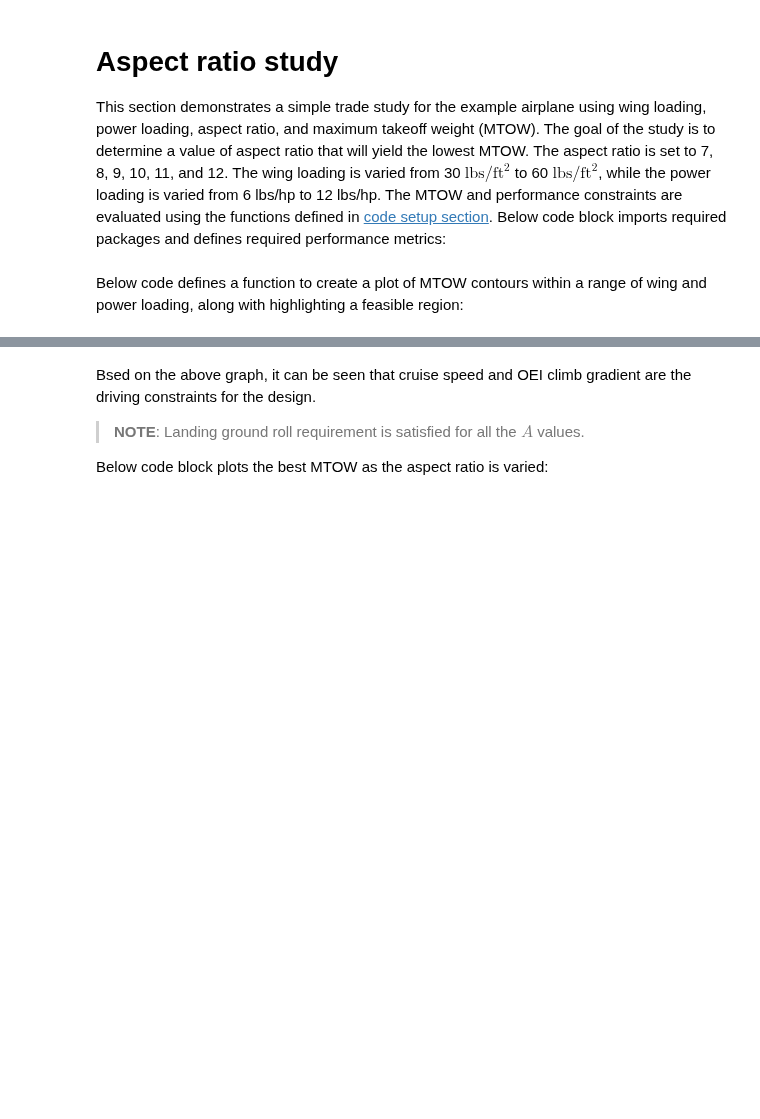
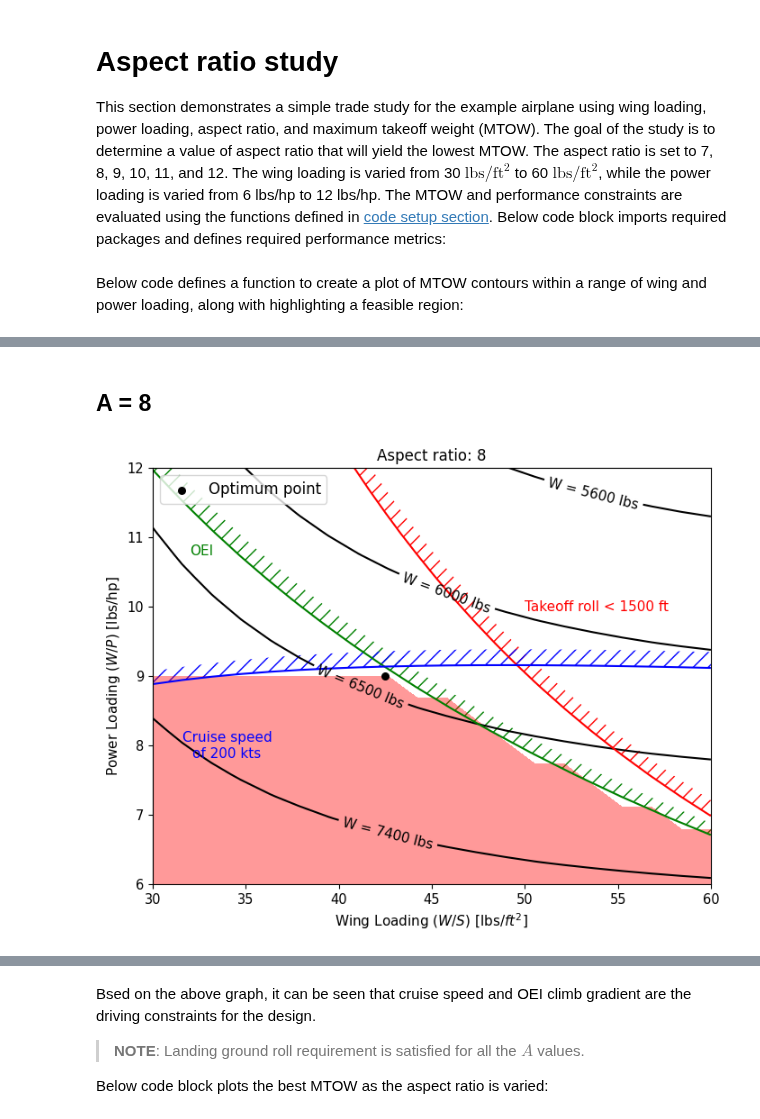
Before and after one commit to ComputationalDesignLab/aircraft-design, a Jupyter notebook: book/trade_study/ar_study.ipynb, the cells around one changed output, grey strips where cells are left out. Saved outputs shown, nothing was run; the diff lists cells and outputs as text; code cells hidden in the pictures; blank space fills up the shorter version.

Commit message:
updating ar study - WIP

```diff
--- a/book/trade_study/ar_study.ipynb
+++ b/book/trade_study/ar_study.ipynb
@@ -20,7 +20,7 @@ def plot_trade_study(A):
         Function to create a trade study plot for a given A
     """
 
-    num_pts = 80
+    num_pts = 20 # 80
     wing_loading = np.linspace(30, 60, num_pts) # lbs/sq ft
     power_loading = np.linspace(6, 12, num_pts) # lbs/hp
 
@@ -48,7 +48,8 @@ def plot_trade_study(A):
             cruise_speed_req[i,j] = final_parameters.avg_cruise_power - final_parameters.P_cruise
 
     # Plotting
-    levels = np.array([4600, 5000, 5400, 6000, 6600])
+    # levels = np.array([4600, 5000, 5400, 6000, 6600])
+    levels = np.array([5600, 6000, 6500, 7400])
     fs = 11
     fig, ax = plt.subplots(figsize=(8,6))
 
@@ -90,4 +91,9 @@ def plot_trade_study(A):
     ax.annotate("OEI", (32,10.8), color='g', fontsize=fs, va="center", ha="left")
 
     return ax
+
+# Initialize empty array
+A = []
+best_wing_loading = [] # lbs/sq ft
+best_power_loading = [] # lbs/hp
 # %% [markdown]
@@ -95,10 +102,0 @@ Below code block creates MTOW contours and overlays performance requirement line
-# %%
-# A values
-A = [7, 8, 9, 10, 11, 12]
-best_wing_loading = [42.5, 44.8, 46.6, 48.0, 49.4, 50.2] # lbs/sq ft
-best_power_loading = [8.2, 8.3, 8.4, 8.5, 8.55, 8.6] # lbs/hp
-
-for i, val in enumerate(A):
-    ax = plot_trade_study(val)
-    ax.scatter(best_wing_loading[i], best_power_loading[i], color="k", s=30, label="Optimum point")
-    ax.legend(fontsize=12)
@@ -111,0 +103,20 @@ for i, val in enumerate(A):
+# %%
+A.append(7)
+best_wing_loading.append(40) # lbs/sq ft
+best_power_loading.append(8.9) # lbs/hp
+
+ax = plot_trade_study(A[-1])
+ax.scatter(best_wing_loading[-1], best_power_loading[-1], color="k", s=30, label="Optimum point")
+_ = ax.legend(fontsize=12)
+# %% [markdown]
+## A = 8
+# %%
+A.append(8)
+best_wing_loading.append(42.5) # lbs/sq ft
+best_power_loading.append(9.0) # lbs/hp
+
+ax = plot_trade_study(A[-1])
+ax.scatter(best_wing_loading[-1], best_power_loading[-1], color="k", s=30, label="Optimum point")
+_ = ax.legend(fontsize=12)
+# %% [output]
+[figure, added]
```
Also changed, not shown: parts of 13 cells of this notebook.
